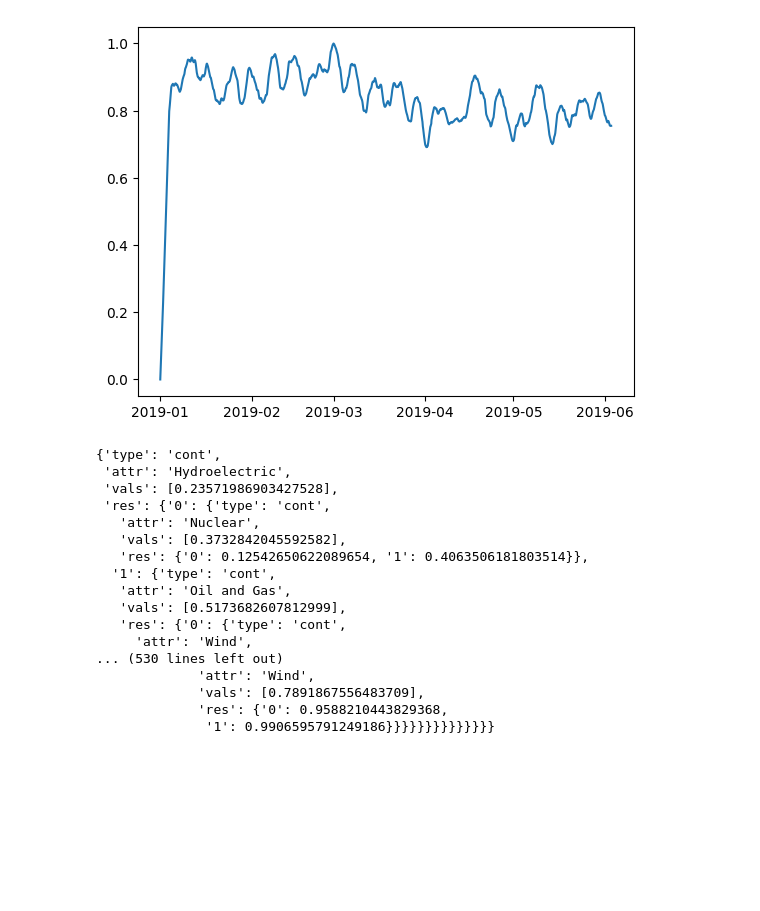
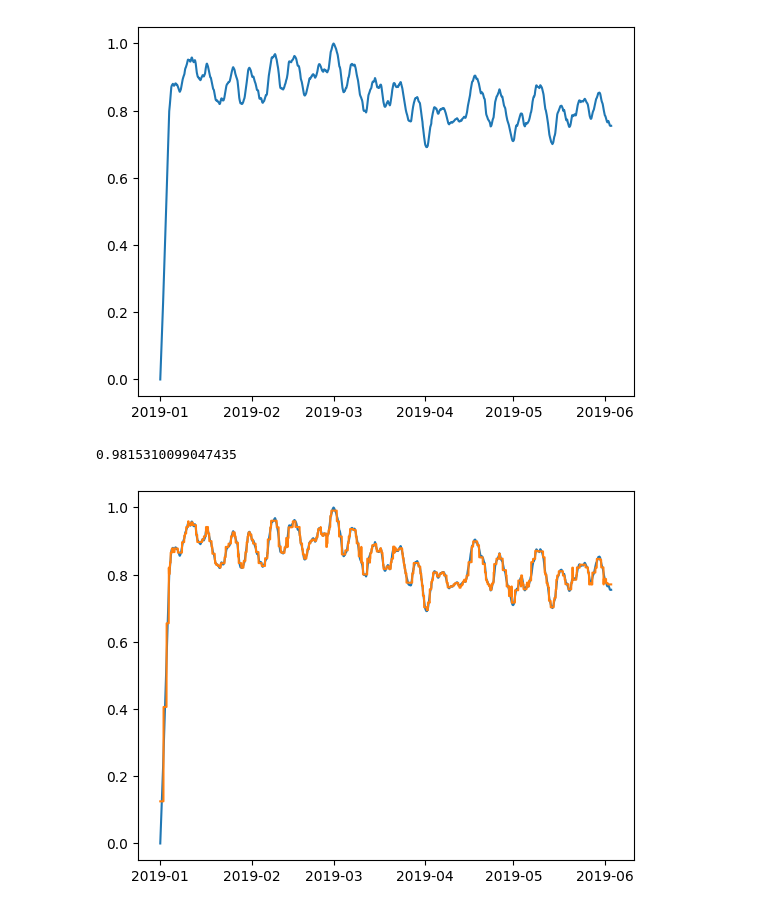
Before and after one commit to AndresFrancoG/MLModels, a Jupyter notebook: notebooks/desicion_tree_regressor.ipynb, the cells around one changed output. Cells and saved outputs as stored; diff of their text form; code cells hidden in the pictures; blank space fills up the shorter version.

Commit message:
ADD: Script for decision tree regressor

```diff
--- a/notebooks/desicion_tree_regressor.ipynb
+++ b/notebooks/desicion_tree_regressor.ipynb
@@ -264,4 +13,0 @@ class Decision_Tree_Classifier:
-# %%
-class Decision_Tree_Regressor(Decision_Tree_Classifier):
-    def __init__(self) -> None:
-        super().__init__()
@@ -406,26 +168,0 @@ def des_tree_nodes(df: pd.DataFrame) -> Dict:
-# %%
-df_split = X.copy()
-df_split['res'] = y.copy()
-df_split['pred'] = y.copy()
-df_split = df_split.reset_index(drop = True)
-
-res_dict = des_tree_nodes(df_split)
-res_dict
-# %% [output]
-{'type': 'cont',
- 'attr': 'Hydroelectric',
- 'vals': [0.23571986903427528],
- 'res': {'0': {'type': 'cont',
-   'attr': 'Nuclear',
-   'vals': [0.3732842045592582],
-   'res': {'0': 0.12542650622089654, '1': 0.4063506181803514}},
-  '1': {'type': 'cont',
-   'attr': 'Oil and Gas',
-   'vals': [0.5173682607812999],
-   'res': {'0': {'type': 'cont',
-     'attr': 'Wind',
-... (530 lines left out)
-             'attr': 'Wind',
-             'vals': [0.7891867556483709],
-             'res': {'0': 0.9588210443829368,
-              '1': 0.9906595791249186}}}}}}}}}}}}}}
@@ -470,0 +169,14 @@ def recover_index(val: float, splits: List) -> int:
+# %%
+dtr = Decision_Tree_Regressor()
+dtr.fit(X,y)
+# %%
+y_p = dtr.predict(X)
+utl.r_squared(y.to_numpy(), y_p.to_numpy())
+# %% [output]
+0.9815310099047435
+# %%
+plt.plot(y)
+plt.plot(y_p)
+plt.show()
+# %% [output]
+[figure, added]
```
Also changed, not shown: parts of 8 cells of this notebook, 1 other file.
